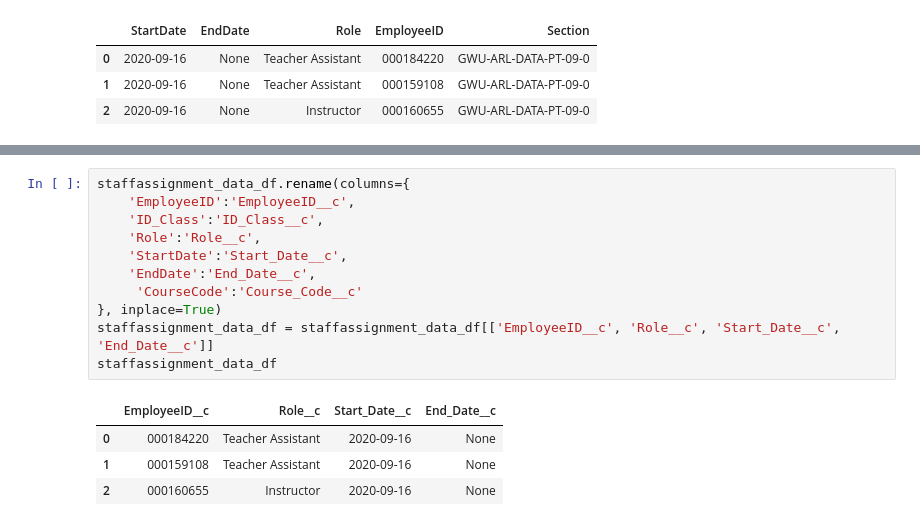
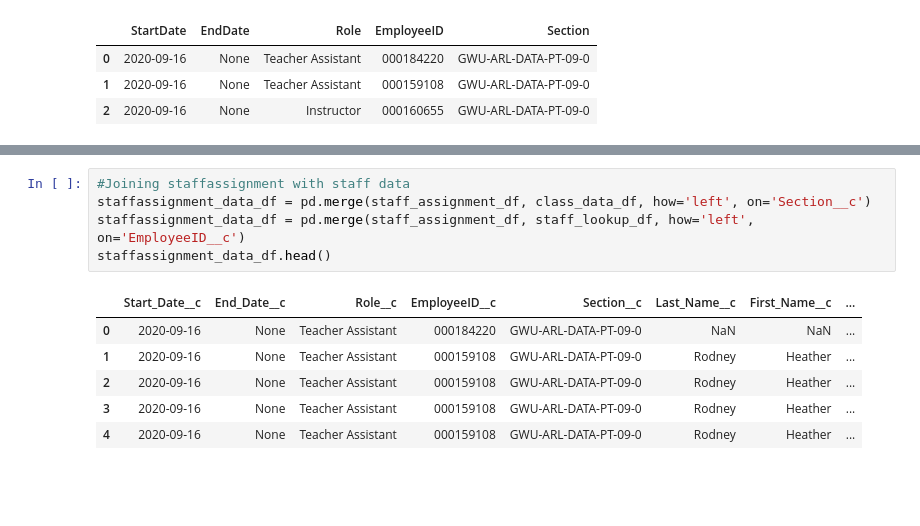
Before and after one commit to Fraolabebe/Salesforce-ETL-Project, a Jupyter notebook: Salesforce-ETL-Project.ipynb, the cells around one changed output, grey strips where cells are left out. Saved outputs shown, nothing was run; the diff lists cells and outputs as text; blank space fills up the shorter version.

```diff
--- a/Salesforce-ETL-Project.ipynb
+++ b/Salesforce-ETL-Project.ipynb
@@ -795,16 +794,12 @@ staffass_data_df
-# %%
-staffassignment_data_df.rename(columns={
-    'EmployeeID':'EmployeeID__c',
-    'ID_Class':'ID_Class__c',
-    'Role':'Role__c',
-    'StartDate':'Start_Date__c',
-    'EndDate':'End_Date__c',
-     'CourseCode':'Course_Code__c'
-}, inplace=True)
-staffassignment_data_df = staffassignment_data_df[['EmployeeID__c', 'Role__c', 'Start_Date__c', 'End_Date__c']]
-staffassignment_data_df
-# %% [output]
-|  | EmployeeID__c | Role__c | Start_Date__c | End_Date__c |
-| 0 | 000184220 | Teacher Assistant | 2020-09-16 | None |
-| 1 | 000159108 | Teacher Assistant | 2020-09-16 | None |
-| 2 | 000160655 | Instructor | 2020-09-16 | None |
+# %%
+#Joining staffassignment with staff data
+staffassignment_data_df = pd.merge(staff_assignment_df, class_data_df, how='left', on='Section__c')
+staffassignment_data_df = pd.merge(staff_assignment_df, staff_lookup_df, how='left', on='EmployeeID__c')
+staffassignment_data_df.head()
+# %% [output]
+|  | Start_Date__c | End_Date__c | Role__c | EmployeeID__c | Section__c | Last_Name__c | First_Name__c | ... |
+| 0 | 2020-09-16 | None | Teacher Assistant | 000184220 | GWU-ARL-DATA-PT-09-0 | NaN | NaN | ... |
+| 1 | 2020-09-16 | None | Teacher Assistant | 000159108 | GWU-ARL-DATA-PT-09-0 | Rodney | Heather | ... |
+| 2 | 2020-09-16 | None | Teacher Assistant | 000159108 | GWU-ARL-DATA-PT-09-0 | Rodney | Heather | ... |
+| 3 | 2020-09-16 | None | Teacher Assistant | 000159108 | GWU-ARL-DATA-PT-09-0 | Rodney | Heather | ... |
+| 4 | 2020-09-16 | None | Teacher Assistant | 000159108 | GWU-ARL-DATA-PT-09-0 | Rodney | Heather | ... |
```
Also changed, not shown: parts of 10 cells of this notebook, 1 other file.
